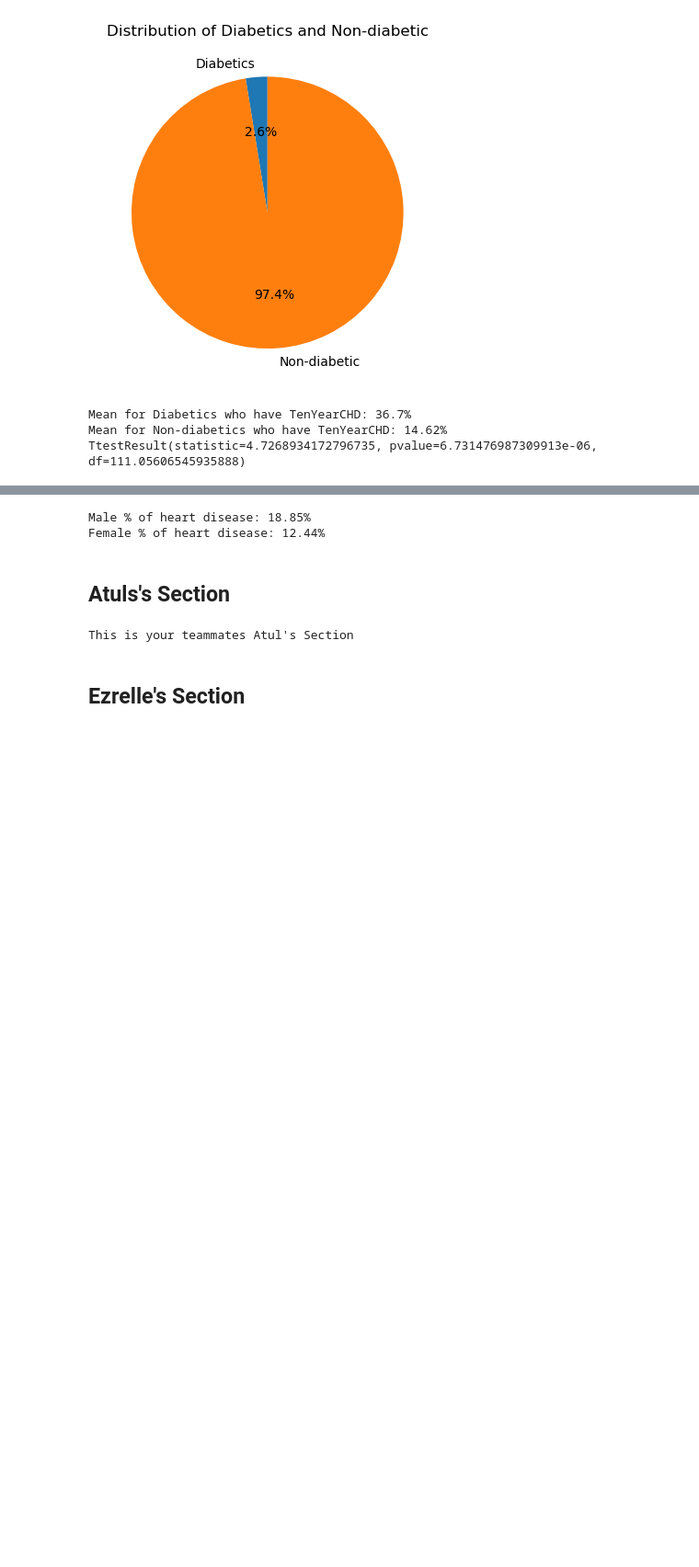
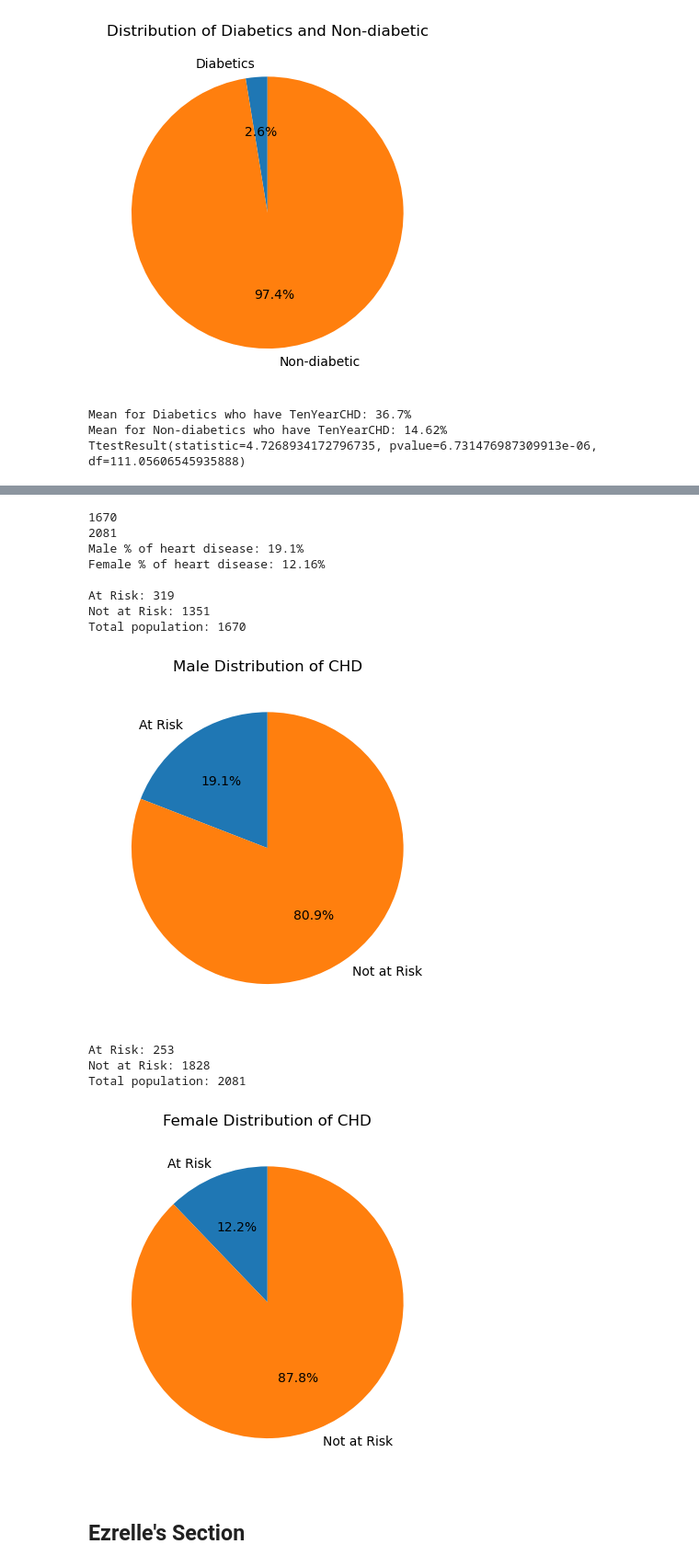
Before and after one commit to myhre062/heart-disease-analysis, a Jupyter notebook: heart-disease-data-analysis.ipynb, the cells around one changed output, grey strips where cells are left out. Shown at 92% size. Saved outputs shown, nothing was run; the diff lists cells and outputs as text; code cells hidden in the pictures; blank space fills up the shorter version.

```diff
--- a/heart-disease-data-analysis.ipynb
+++ b/heart-disease-data-analysis.ipynb
@@ -120,23 +132,35 @@ plt.show()
 # %%
+# Fetch male and female counts and populations
 male_df = heart_analysis_df[heart_analysis_df['male'] == 1]
 female_df = heart_analysis_df[heart_analysis_df['male'] == 0]
 number_of_male_TYCHD = male_df[male_df['TenYearCHD'] == 1]['TenYearCHD'].sum()
 number_of_female_TYCHD = female_df[female_df['TenYearCHD'] == 1]['TenYearCHD'].sum()
 
+#Calculate percentages
 male_percentage = round((number_of_male_TYCHD/male_df["TenYearCHD"].count()) * 100, 2)
 female_percentage = round((number_of_female_TYCHD/female_df["TenYearCHD"].count()) * 100, 2)
 
 print(f'Male % of heart disease: {male_percentage}%')
 print(f'Female % of heart disease: {female_percentage}%')
+print()
+
+# Show Charts
+pie_chart(male_df, 'Male Distribution of CHD','TenYearCHD', ['At Risk', 'Not at Risk'], 90)
+pie_chart(female_df, 'Female Distribution of CHD','TenYearCHD', ['At Risk', 'Not at Risk'], 90)
 # %% [output]
-Male % of heart disease: 18.85%
-Female % of heart disease: 12.44%
+1670
+2081
+Male % of heart disease: 19.1%
+Female % of heart disease: 12.16%
+
+At Risk: 319
+Not at Risk: 1351
+Total population: 1670
+[figure, added]
+At Risk: 253
+Not at Risk: 1828
+Total population: 2081
+[figure, added]
-# %% [markdown]
-## Atuls's Section
-# %%
-print('This is your teammates Atul\'s Section')
-# %% [output]
-This is your teammates Atul's Section
 # %% [markdown]
 ## Ezrelle's Section
 # %% [markdown]
```
Also changed, not shown: parts of 26 cells of this notebook.
